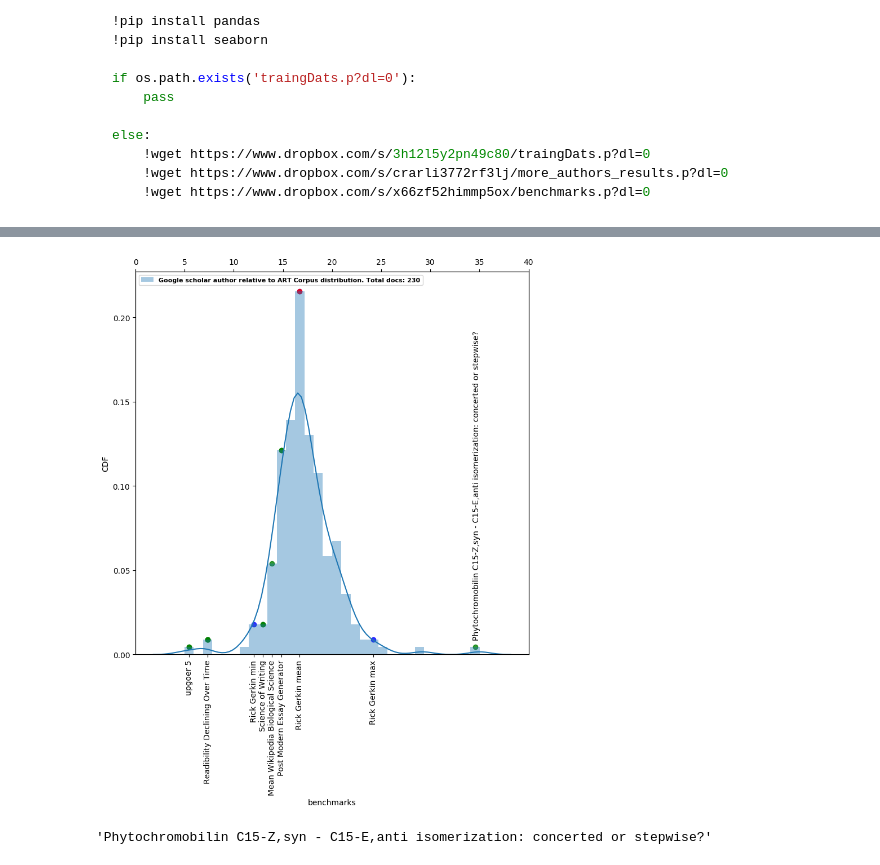
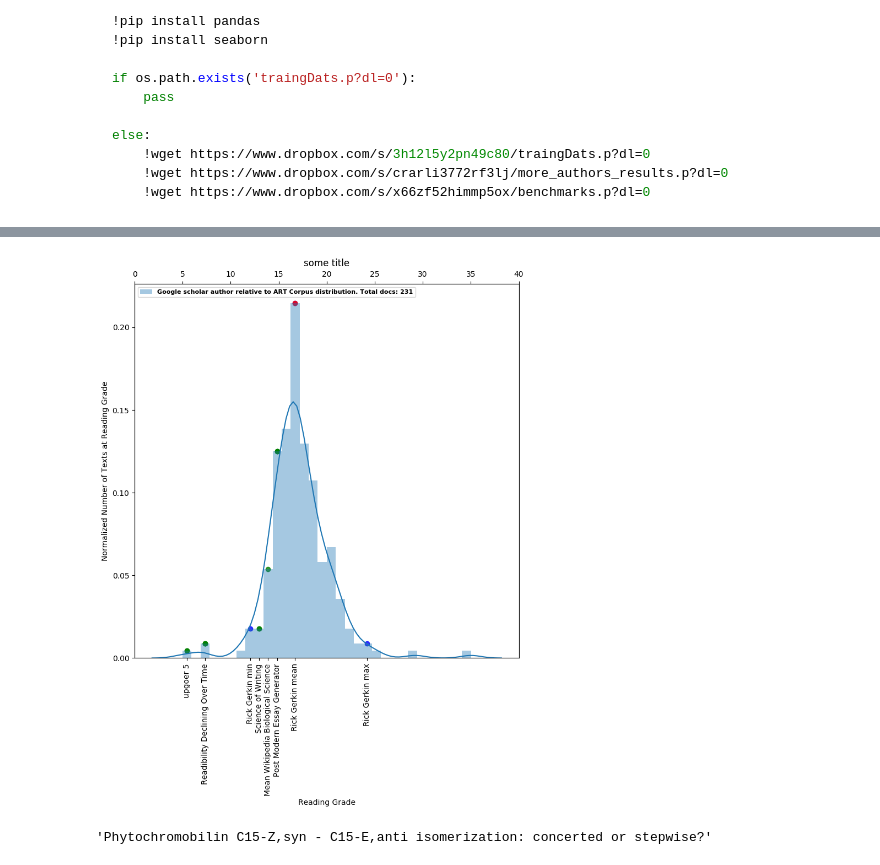
Before and after one commit to russelljjarvis/ScienceAccessibility, a Jupyter notebook: Examples/for_joss.ipynb, the cells around one changed output, grey strips where cells are left out. Cells and saved outputs as stored; diff of their text form; code cells hidden in the pictures.

Commit message:
figure update

```diff
--- a/Examples/for_joss.ipynb
+++ b/Examples/for_joss.ipynb
@@ -236,55 +236,42 @@ legendSide1=ax.legend(labels=[str('Number of Documents: '+str(len(ar)))],prop=le
 
 legendMain=ax.legend(labels=[str("Google scholar author relative to ART Corpus distribution. Total docs: ")+str(len(trainingDats))], prop=legend_properties,loc='upper left')
 
-
-#for i,j,k in zip(author_stats_grid,heights,[str(NAME)+' mean',str(NAME)+' min',str(NAME)+' max']):
-
 xinterval = author_stats_grid
 xinterval.extend(bmark_stats_items_grid)
-#xinterval.append(other)
-#coords = copy.copy([item for item in ax.get_xticklabels()])
+
 x1,y1,z1 = (mwp_distance[0],mwp_height[0],str('mean wikipedia'))
 xinterval.insert(4,x1)
 ax.set_xticks(xinterval)
 
 new_categories = []
 new_categories.extend([str(NAME)+' mean',str(NAME)+' min',str(NAME)+' max'])
 new_categories.extend(categories)
 new_categories.insert(4,'Mean Wikipedia Biological Science')
 x,y,z = (worst_distance[0],worst_height,other_name)
 
 data3 = pd.DataFrame({
-'Standard Reading Level': [x,x1],
-    'CDF': [y,y1]
+'Standard Reading Level': [x1],
+    'CDF': [y1]
     })
 ax = sns.regplot(data=data3, x='Standard Reading Level', y="CDF", fit_reg=False, marker="o", color="green")
-
-#new_categories.append(other_name)
 
 ax.set_xticklabels(new_categories, minor=False, rotation=90)
 ax.set_xticklabels(new_categories, minor=True, rotation=0)
 
 ax = sns.regplot(data=benchmarks, x="benchmarks", y="CDF", fit_reg=False, marker="o", color="green")
 
 ax2 = plt.twiny()
 xticks = list(range(0,45,5))
 
 plt.xticks(xticks)
-#ax2.xaxis.set_minor_locator(AutoMinorLocator(4))
 plt.tick_params(axis="y", labelcolor="r", pad=8)
 
-
-
-
-ax.text(x-0.25,y+0.005,z, rotation=90)
-
-#ax.text(x1,y1,z1, rotation=90)
-
+ax.set(xlabel='Reading Grade', ylabel='Normalized Number of Texts at Reading Grade', title='some title')
 
 plt.savefig(str(NAME)+'_author_readability.png')
 plt.show()
 # %% [output]
-[figure, old version]
+[figure, new version]
 # %%
 plt.savefig(str(NAME)+'_author_readability.png')
 
```
Also changed, not shown: parts of 9 cells of this notebook, 1 other file.
